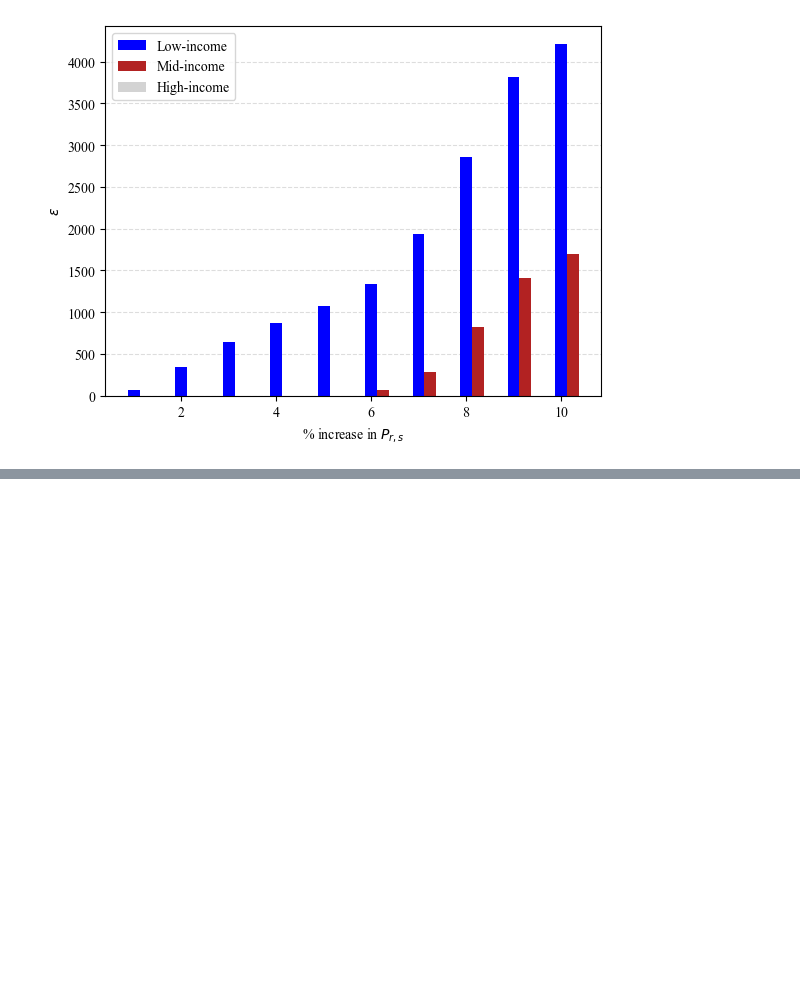
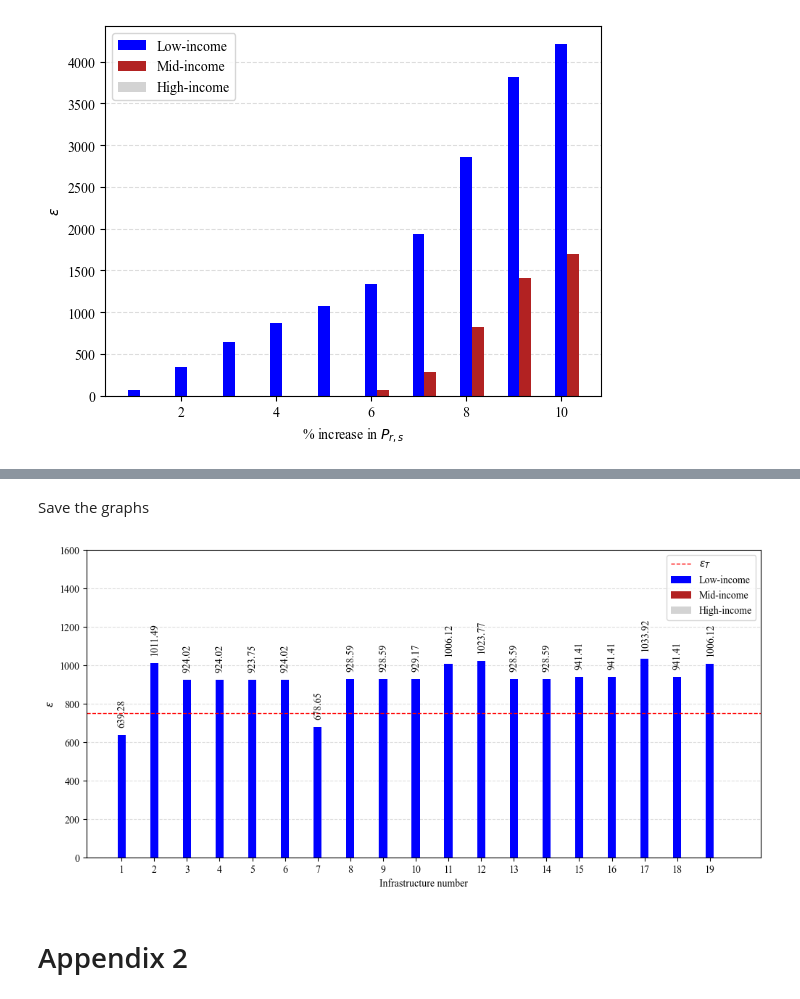
Before and after one commit to YahyaGamal/Communications_paper_graphs, a Jupyter notebook: ABM_analysis.ipynb, the cells around one changed output, grey strips where cells are left out. Cells and saved outputs as stored; diff of their text form; code cells hidden in the pictures; blank space fills up the shorter version.

```diff
--- a/ABM_analysis.ipynb
+++ b/ABM_analysis.ipynb
@@ -136,0 +143,16 @@ plt.close()
+# %%
+# Read the results from the ABM and drop the unnamed indices
+abm = pd.read_csv(rf"{python_directory}/Data/TN_Gentrification_Results_1to19.csv")
+abm.drop(["Unnamed: 0", "seed"], axis="columns", inplace=True)
+## Find the mean values of the network
+abm_mean = abm.groupby("network").mean()
+print(abm_mean)
+
+# Read the results from the infrastructure abm
+infra = pd.read_csv(rf"{python_directory}/Data/results_annealing_filtered_1to19.csv")
+# Join the infrastructure results to the abm results
+infra_abm = infra.join(abm_mean, how="inner", on="Number")
+display(infra_abm)
+## save the file
+infra_abm.to_csv(rf"{python_directory}/Data/annealing_gentrification.csv")
+infra_abm.to_pickle(rf"{python_directory}/Data/annealing_gentrification.pkl")
@@ -136,0 +194,27 @@ plt.close()
+# %% [markdown]
+Save the graphs
+# %%
+df = infra_abm
+x_axis = df["Number"]
+width = 0.25
+plt.figure(figsize=(12,5.5))
+plt.rcParams["font.family"] = "Times New Roman"
+plt.xlabel(r"Infrastructure number")
+plt.ylabel(r"$\epsilon$")
+plt.grid(axis="y", which='major', color='#DDDDDD', linestyle="--", linewidth=0.8)
+plt.bar(x_axis, df["low"], label="Low-income", color="blue", width=width, zorder=2)
+plt.bar(x_axis + width, df["mid"], label="Mid-income", color="firebrick", width=width, zorder=2)
+plt.bar(x_axis + width + width, df["high"], label="High-income", color="lightgrey", width=width, zorder=2)
+plt.axhline(y = 750, color='red', linestyle='dashed', linewidth=1, label=r"$\epsilon_{T}$")
+plt.xticks(x_axis)
+plt.ylim((0, 1600))
+for i, v in enumerate(df["low"]):
+    plt.text(x_axis[i] - 0.15, v + 50, str(round(v, 2)), rotation=90)
+plt.legend()
+plt.savefig(rf"{python_directory}\Outcomes\gentrification.png")
+plt.show()
+plt.close()
+# %% [output]
+[figure, added]
+# %% [markdown]
+# Appendix 2
```
Also changed, not shown: parts of 8 cells of this notebook.
